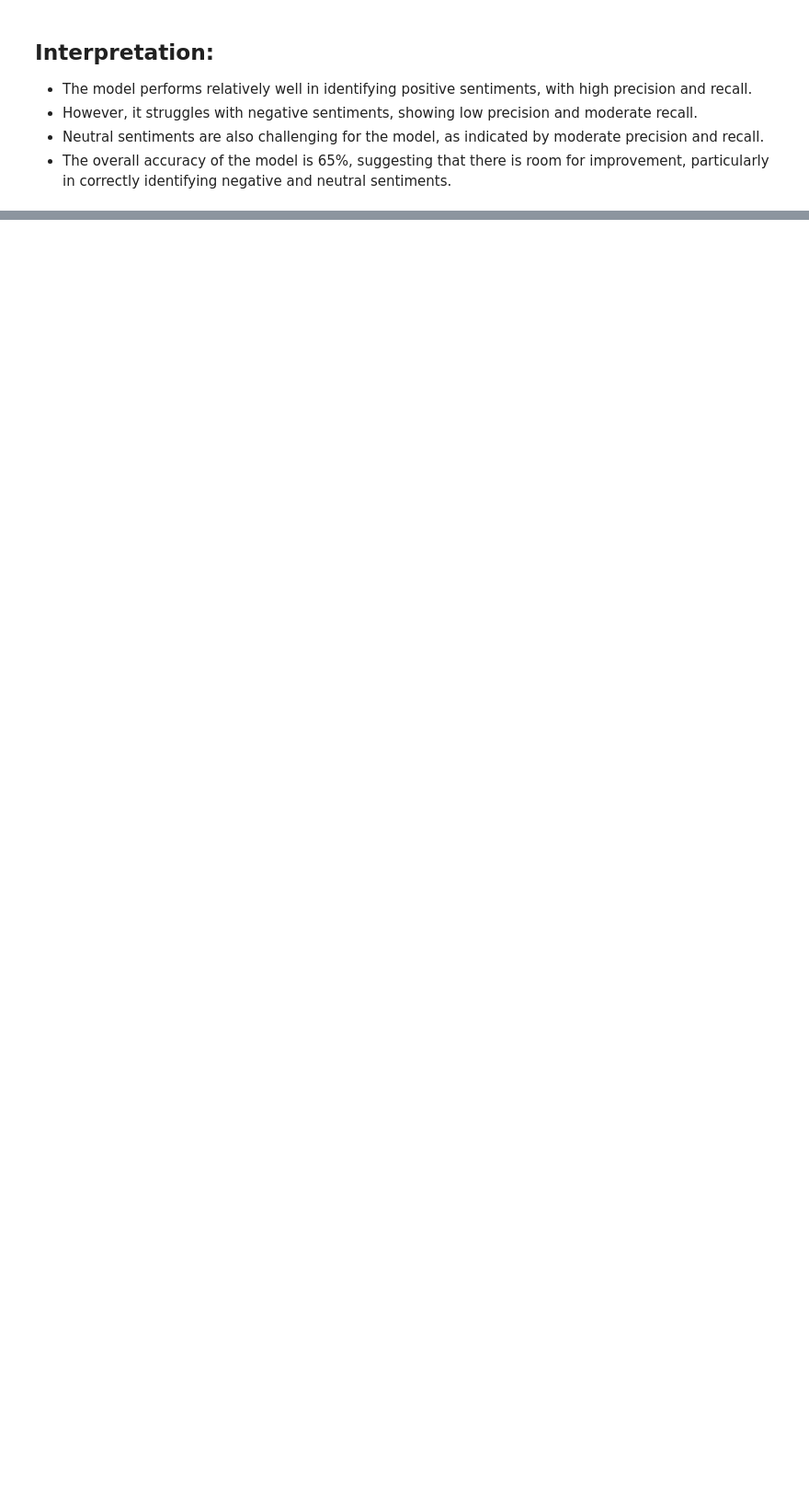
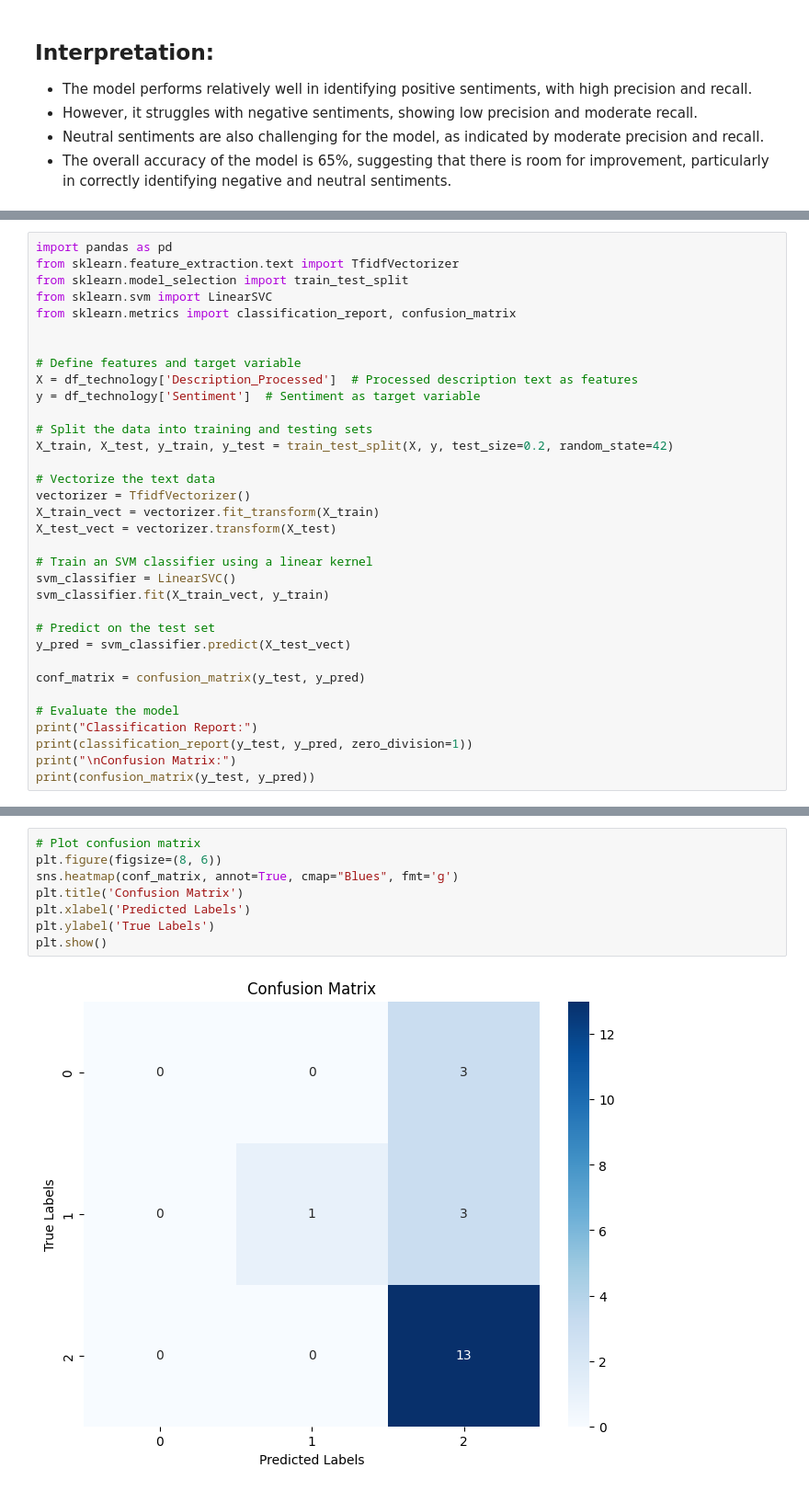
Before and after one commit to IshwaryaKeerthivasan/Sentiment-Analysis, a Jupyter notebook: Sentiment_and_Emotion_Analysis_for_News_Articles.ipynb, the cells around one changed output, grey strips where cells are left out. Shown at 92% size. Drawn from its saved outputs; the diff is of its cells as text; blank space fills up the shorter version.

```diff
--- a/Sentiment_and_Emotion_Analysis_for_News_Articles.ipynb
+++ b/Sentiment_and_Emotion_Analysis_for_News_Articles.ipynb
@@ -1032,0 +1367,34 @@ Confusion Matrix:
+# %%
+import pandas as pd
+from sklearn.feature_extraction.text import TfidfVectorizer
+from sklearn.model_selection import train_test_split
+from sklearn.svm import LinearSVC
+from sklearn.metrics import classification_report, confusion_matrix
+
+
+# Define features and target variable
+X = df_technology['Description_Processed']  # Processed description text as features
+y = df_technology['Sentiment']  # Sentiment as target variable
+
+# Split the data into training and testing sets
+X_train, X_test, y_train, y_test = train_test_split(X, y, test_size=0.2, random_state=42)
+
+# Vectorize the text data
+vectorizer = TfidfVectorizer()
+X_train_vect = vectorizer.fit_transform(X_train)
+X_test_vect = vectorizer.transform(X_test)
+
+# Train an SVM classifier using a linear kernel
+svm_classifier = LinearSVC()
+svm_classifier.fit(X_train_vect, y_train)
+
+# Predict on the test set
+y_pred = svm_classifier.predict(X_test_vect)
+
+conf_matrix = confusion_matrix(y_test, y_pred)
+
+# Evaluate the model
+print("Classification Report:")
+print(classification_report(y_test, y_pred, zero_division=1))
+print("\nConfusion Matrix:")
+print(confusion_matrix(y_test, y_pred))
@@ -1032,0 +1439,10 @@ Confusion Matrix:
+# %%
+# Plot confusion matrix
+plt.figure(figsize=(8, 6))
+sns.heatmap(conf_matrix, annot=True, cmap="Blues", fmt='g')
+plt.title('Confusion Matrix')
+plt.xlabel('Predicted Labels')
+plt.ylabel('True Labels')
+plt.show()
+# %% [output]
+[figure, added]
```
Also changed, not shown: parts of 36 cells of this notebook.
